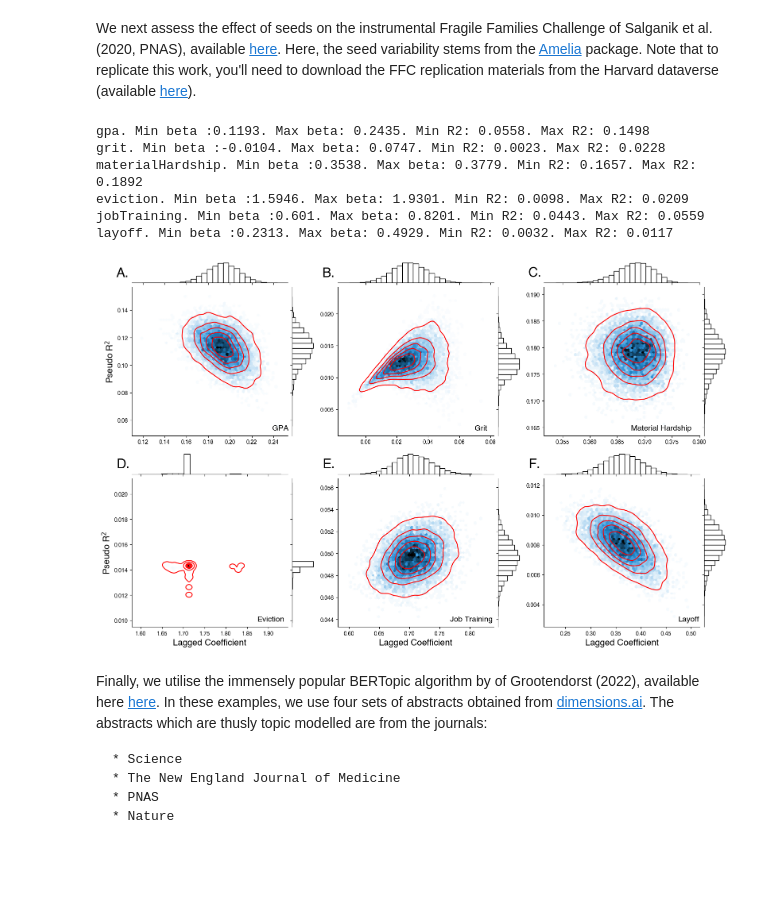
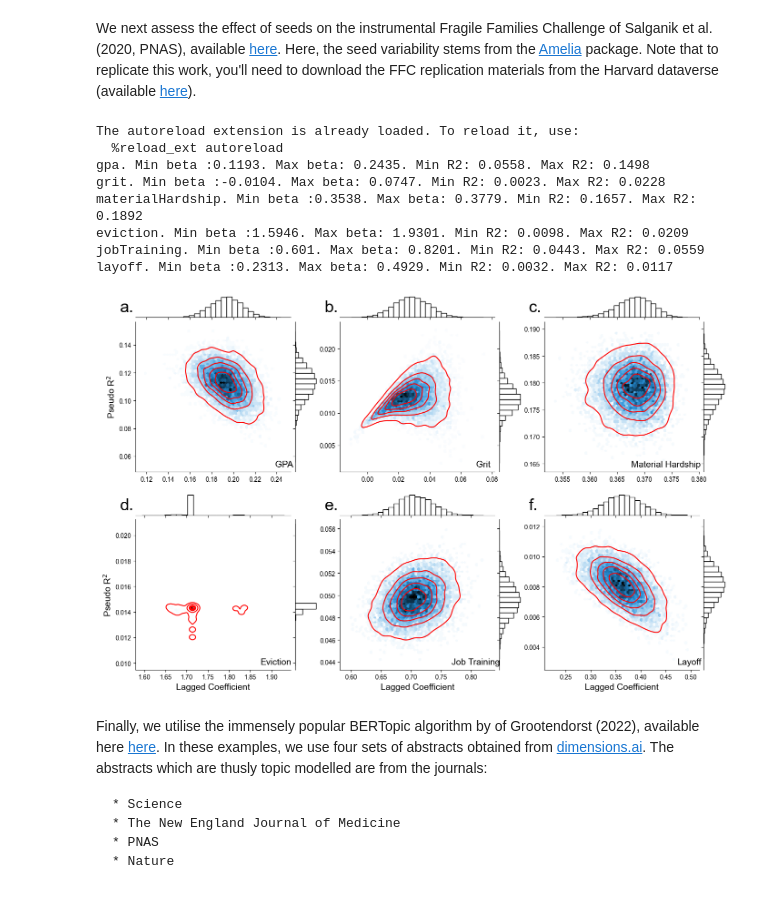
Before and after one commit to crahal/seeds, a Jupyter notebook: src/visualisation_notebook.ipynb, the cells around one changed output. Drawn from its saved outputs; the diff is of its cells as text; code cells hidden in the pictures; blank space fills up the shorter version.

Commit message:
Update visualisation notebook

```diff
--- a/src/visualisation_notebook.ipynb
+++ b/src/visualisation_notebook.ipynb
@@ -74,18 +89,37 @@ Max value of $\rho_{21}$ at 150 draws: -0.18469827
 # %% [markdown]
 We next assess the effect of seeds on the instrumental Fragile Families Challenge of Salganik et al. (2020, PNAS), available [here](https://www.pnas.org/doi/10.1073/pnas.1915006117). Here, the seed variability stems from the [Amelia](https://cran.r-project.org/web/packages/Amelia/index.html) package. Note that to replicate this work, you'll need to download the FFC replication materials from the Harvard dataverse (available [here](https://dataverse.harvard.edu/dataset.xhtml;jsessionid=cafb079a3ebb9e708c193e78ac20?persistentId=doi%3A10.7910%2FDVN%2FCXSECU&version=&q=&fileTypeGroupFacet=%22Image%22&fileAccess=)).
 # %%
+import os
+import warnings
+import pandas as pd
+from helper_figure_plotters import load_sympt,\
+                                   plot_three_predictions,\
+                                   plot_mvprobit,\
+                                   plot_four_simple_examples,\
+                                   plot_collisions,\
+                                   plot_topics_barplot,\
+                                   plot_ffc
+
+%load_ext autoreload
+%autoreload 2
+
+warnings.filterwarnings("ignore")
+figure_path = os.path.join(os.getcwd(), '..', 'figures')
+
 ffc = pd.read_csv(os.path.join(os.getcwd(), '..', 'data', 'ffc',
                                'output', 'seed',
                                'seed_analysis_10000.csv'))
 plot_ffc(ffc, figure_path)
 # %% [output]
+The autoreload extension is already loaded. To reload it, use:
+  %reload_ext autoreload
 gpa. Min beta :0.1193. Max beta: 0.2435. Min R2: 0.0558. Max R2: 0.1498
 grit. Min beta :-0.0104. Max beta: 0.0747. Min R2: 0.0023. Max R2: 0.0228
 materialHardship. Min beta :0.3538. Max beta: 0.3779. Min R2: 0.1657. Max R2: 0.1892
 eviction. Min beta :1.5946. Max beta: 1.9301. Min R2: 0.0098. Max R2: 0.0209
 jobTraining. Min beta :0.601. Max beta: 0.8201. Min R2: 0.0443. Max R2: 0.0559
 layoff. Min beta :0.2313. Max beta: 0.4929. Min R2: 0.0032. Max R2: 0.0117
-[figure, old version]
+[figure, new version]
 # %% [markdown]
 Finally, we utilise the immensely popular BERTopic algorithm by of Grootendorst (2022), available here [here](https://arxiv.org/pdf/2203.05794.pdf). In these examples, we use four sets of abstracts obtained from [dimensions.ai](https://www.dimensions.ai/). The abstracts which are thusly topic modelled are from the journals:
 
```
Also changed, not shown: parts of 2 cells of this notebook.
